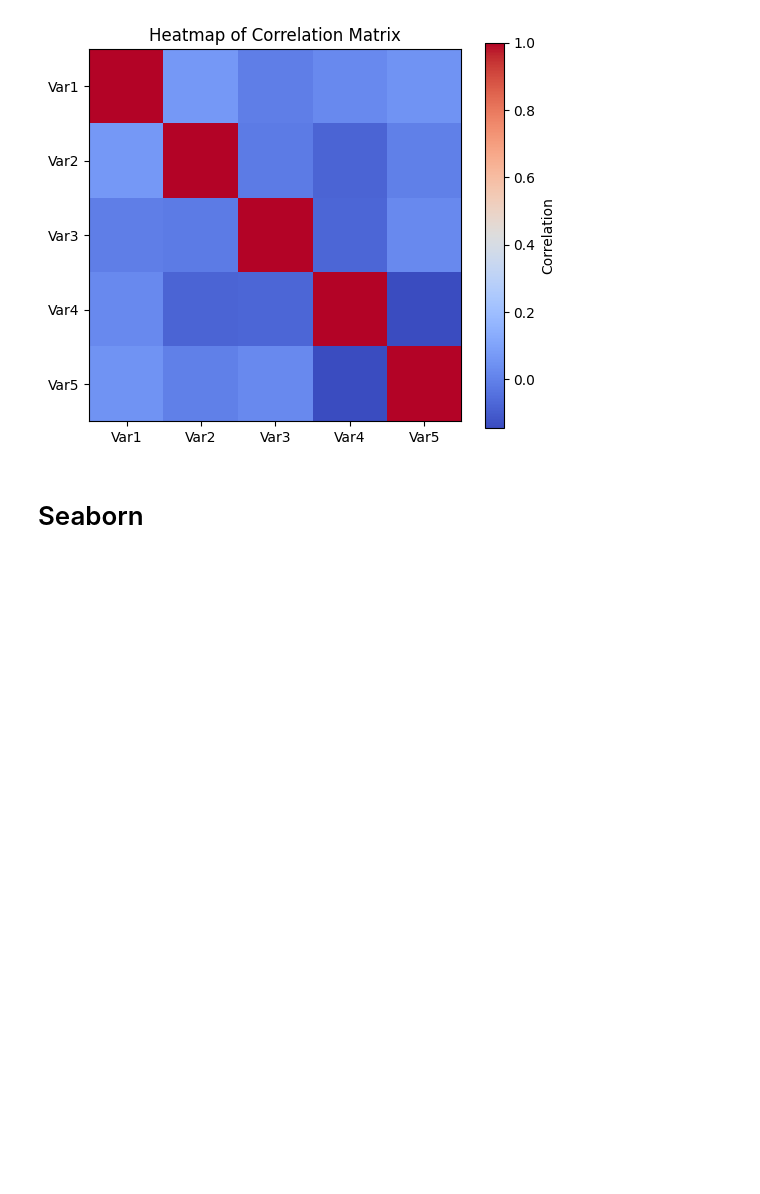
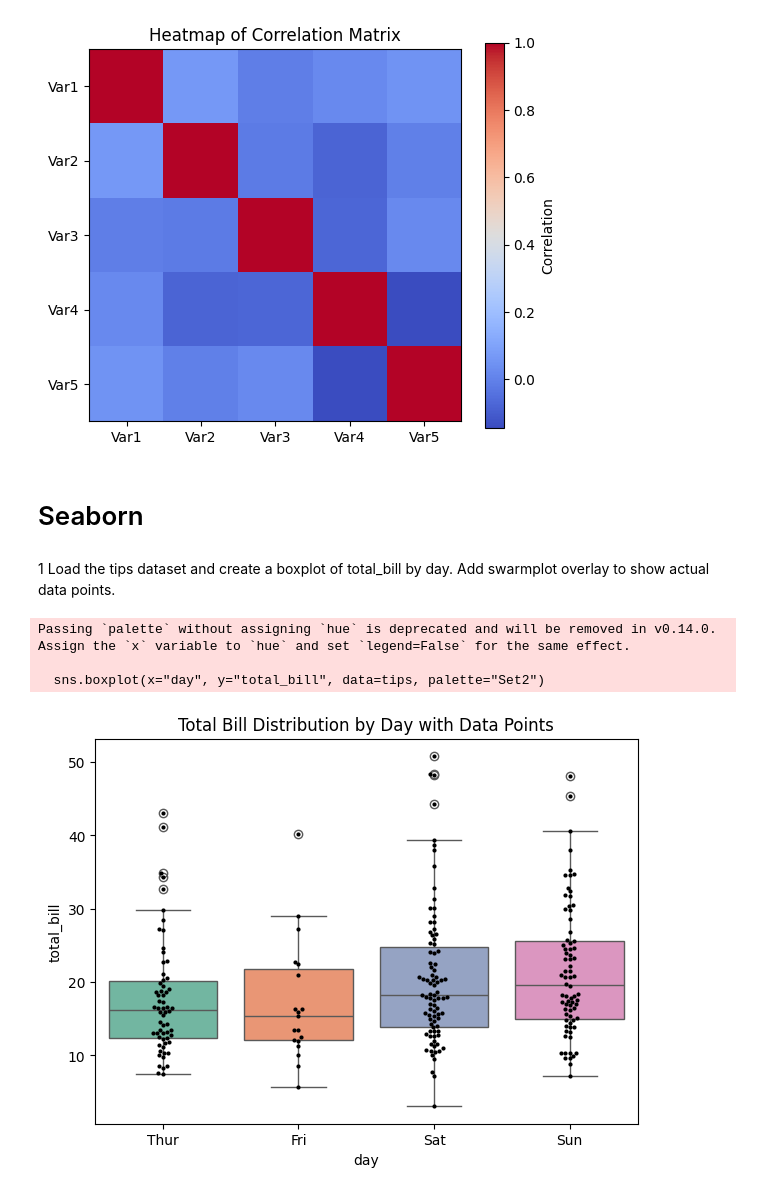
Before and after one commit to thenamakop/Python-Desktop, a Jupyter notebook: class/DA/Assignment/pandas_and_matplotlib.ipynb, the cells around one changed output. Cells and saved outputs as stored; diff of their text form; code cells hidden in the pictures; blank space fills up the shorter version.

Commit message:
Completed SeaBorn Implementation for the assignment

```diff
--- a/class/DA/Assignment/pandas_and_matplotlib.ipynb
+++ b/class/DA/Assignment/pandas_and_matplotlib.ipynb
@@ -426,3 +427,19 @@ plt.show()
 [figure]
 # %% [markdown]
 # Seaborn
+# %% [markdown]
+1 Load the tips dataset and create a boxplot of total_bill by day. Add swarmplot overlay to show actual data points.
+# %%
+tips = sns.load_dataset("tips")
+
+plt.figure(figsize=(7,5))
+sns.boxplot(x="day", y="total_bill", data=tips, palette="Set2")
+sns.swarmplot(x="day", y="total_bill", data=tips, color="black", size=3)
+
+plt.title("Total Bill Distribution by Day with Data Points")
+plt.show()
+# %% [output]
+Passing `palette` without assigning `hue` is deprecated and will be removed in v0.14.0. Assign the `x` variable to `hue` and set `legend=False` for the same effect.
+
+  sns.boxplot(x="day", y="total_bill", data=tips, palette="Set2")
+[figure, added]
```
Also changed, not shown: parts of 19 cells of this notebook.
